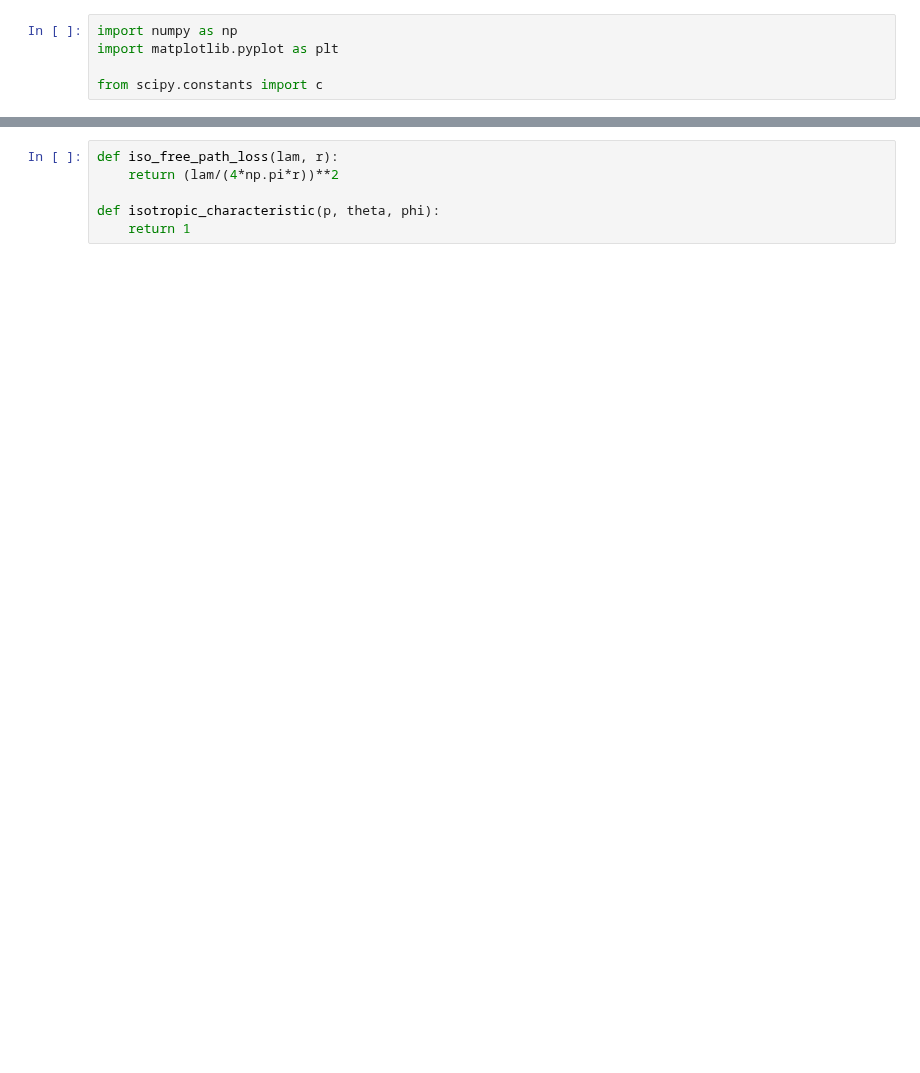
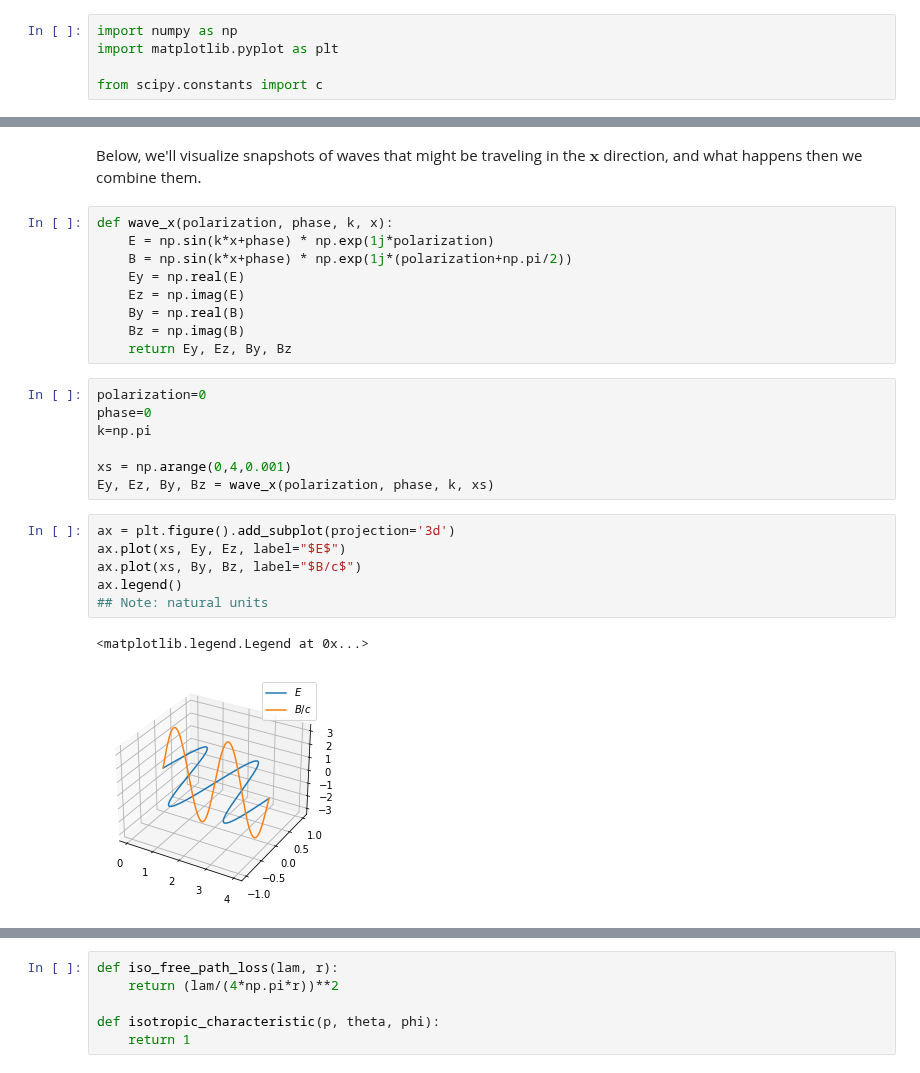
Before and after one commit to HKNDecal/HKNDecal, a Jupyter notebook: session10/PhasedArrays.ipynb, the cells around one changed output, grey strips where cells are left out. Saved outputs shown, nothing was run; the diff lists cells and outputs as text; blank space fills up the shorter version.

Commit message:
rough draft of phased arrays

```diff
--- a/session10/PhasedArrays.ipynb
+++ b/session10/PhasedArrays.ipynb
@@ -10,0 +42,27 @@ from scipy.constants import c
+# %% [markdown]
+Below, we'll visualize snapshots of waves that might be traveling in the $\mathbf{x}$ direction, and what happens then we combine them.
+# %%
+def wave_x(polarization, phase, k, x):
+    E = np.sin(k*x+phase) * np.exp(1j*polarization)
+    B = np.sin(k*x+phase) * np.exp(1j*(polarization+np.pi/2))
+    Ey = np.real(E)
+    Ez = np.imag(E)
+    By = np.real(B)
+    Bz = np.imag(B)
+    return Ey, Ez, By, Bz
+# %%
+polarization=0
+phase=0
+k=np.pi
+
+xs = np.arange(0,4,0.001)
+Ey, Ez, By, Bz = wave_x(polarization, phase, k, xs)
+# %%
+ax = plt.figure().add_subplot(projection='3d')
+ax.plot(xs, Ey, Ez, label="$E$")
+ax.plot(xs, By, Bz, label="$B/c$")
+ax.legend()
+## Note: natural units
+# %% [output]
+<matplotlib.legend.Legend at 0x...>
+[figure, added]
```
Also changed, not shown: parts of 32 cells of this notebook.
